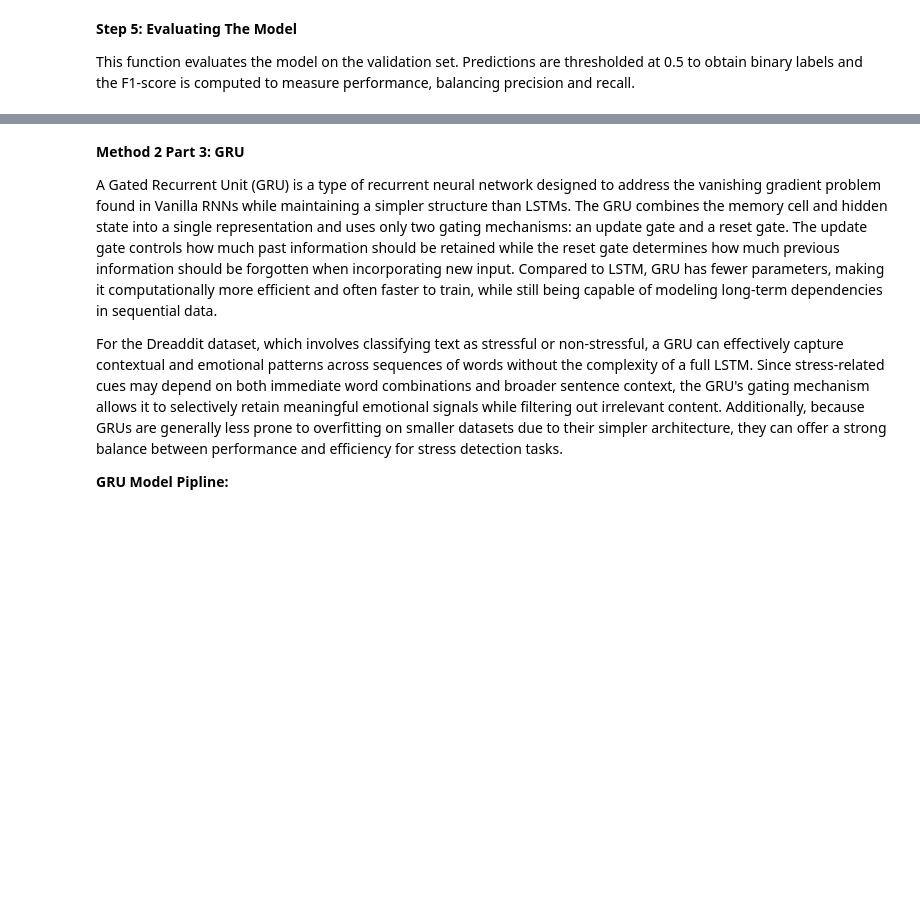
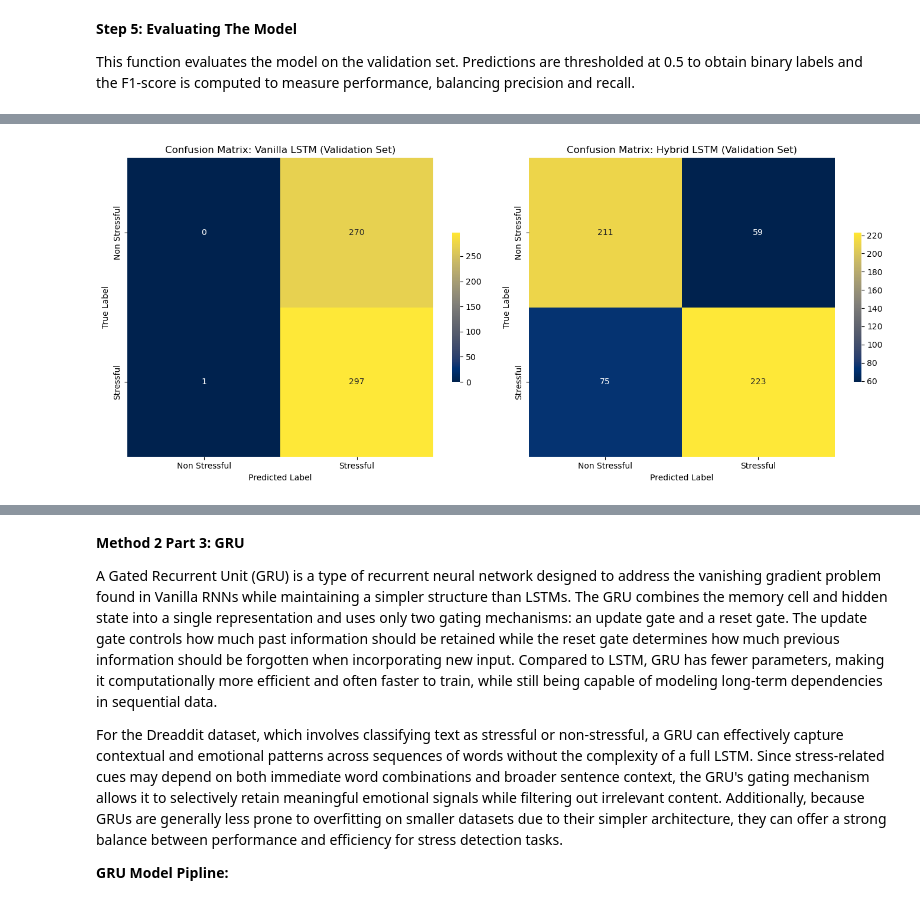
Before and after one commit to tadamaen/DSA4262, a Jupyter notebook: DSA4262 Individual Assignment 2/DSA4262 Individual Assignment 2.ipynb, the cells around one changed output, grey strips where cells are left out. Cells and saved outputs as stored; diff of their text form; code cells hidden in the pictures; blank space fills up the shorter version.

```diff
--- a/DSA4262 Individual Assignment 2/DSA4262 Individual Assignment 2.ipynb
+++ b/DSA4262 Individual Assignment 2/DSA4262 Individual Assignment 2.ipynb
@@ -4633,8 +4846,8 @@ for epoch in range(epochs):
         texts = texts.to(device)
         labels = labels.to(device).unsqueeze(1)
         optimizer.zero_grad()
-        outputs = model_lstm(texts)
-        loss = criterion(outputs, labels)
+        logits = model_lstm(texts)
+        loss = criterion(logits, labels)
         loss.backward()
         optimizer.step()
         total_loss += loss.item()
@@ -4702,8 +4916,8 @@ class HybridLSTM(nn.Module):
         text_features = self.text_dropout(hidden[-1])
         structured_features = F.relu(self.struct_fc(structured))
         combined = torch.cat((text_features, structured_features), dim=1)
-        out = torch.sigmoid(self.final_fc(combined))
-        return out
+        logits = self.final_fc(combined)
+        return logits
 # %%
 # Setting A Seed (To Ensure No Changes In F1 Score When Code Is Run)
 def set_seed(seed=0):
@@ -4739,8 +4953,15 @@ hidden_dim = 128
 learning_rate = 0.001
 epochs = 10
 
+# Obtaining Class Weights - Handle Class Imbalance
+y_train_np = y_train_tensor.numpy()
+class_weights = compute_class_weight(class_weight='balanced', classes=np.unique(y_train_np), y=y_train_np)
+pos_weight = torch.tensor(class_weights[1], dtype=torch.float32).to(device)
+print("Class weights:", class_weights)  # make sure class_weights[1] corresponds to label = 1 (Stressful)
+
+
 # Initialize Model, Function And Optimizer
 model_hybrid_lstm = HybridLSTM(vocab_size=len(word2idx), embedding_dim=embedding_dim, hidden_dim=hidden_dim,
                                num_structured_features=structured_train_tensor.shape[1]).to(device)
-criterion = nn.BCELoss()
+criterion = nn.BCEWithLogitsLoss(pos_weight=pos_weight)
 optimizer = optim.Adam(model_hybrid_lstm.parameters(), lr=learning_rate)
@@ -4754,8 +4977,8 @@ for epoch in range(epochs):
         structured = structured.to(device)
         labels = labels.to(device).unsqueeze(1)
         optimizer.zero_grad()
-        outputs = model_hybrid_lstm(texts, structured)
-        loss = criterion(outputs, labels)
+        logits = model_hybrid_lstm(texts, structured)
+        loss = criterion(logits, labels)
         loss.backward()
         optimizer.step()
         total_loss += loss.item()
@@ -4807,0 +5066,23 @@ Now we will proceed to the next model, **GRU** (another variant of RNN).
+# %%
+# Compute confusion matrices
+cm_vanilla_lstm = confusion_matrix(y_val_labels_vanilla_lstm, y_val_pred_vanilla_lstm)
+cm_hybrid_lstm = confusion_matrix(y_val_labels_hybrid_lstm, y_val_pred_hybrid_lstm)
+
+cms = [cm_vanilla_lstm, cm_hybrid_lstm]
+titles = ['Vanilla LSTM', 'Hybrid LSTM']
+class_names = ['Non Stressful', 'Stressful']
+
+# Plot
+fig, axes = plt.subplots(1, 2, figsize=(14, 6))
+for ax, cm, title in zip(axes, cms, titles):
+    sns.heatmap(cm, annot=True, fmt='d', ax=ax, cmap='cividis',
+                xticklabels=class_names, yticklabels=class_names,
+                cbar=True, cbar_kws={'shrink':0.5})
+    ax.set_xlabel('Predicted Label')
+    ax.set_ylabel('True Label')
+    ax.set_title(f'Confusion Matrix: {title} (Validation Set)')
+
+plt.tight_layout()
+plt.show()
+# %% [output]
+[figure, added]
```
Also changed, not shown: parts of 99 cells of this notebook.
